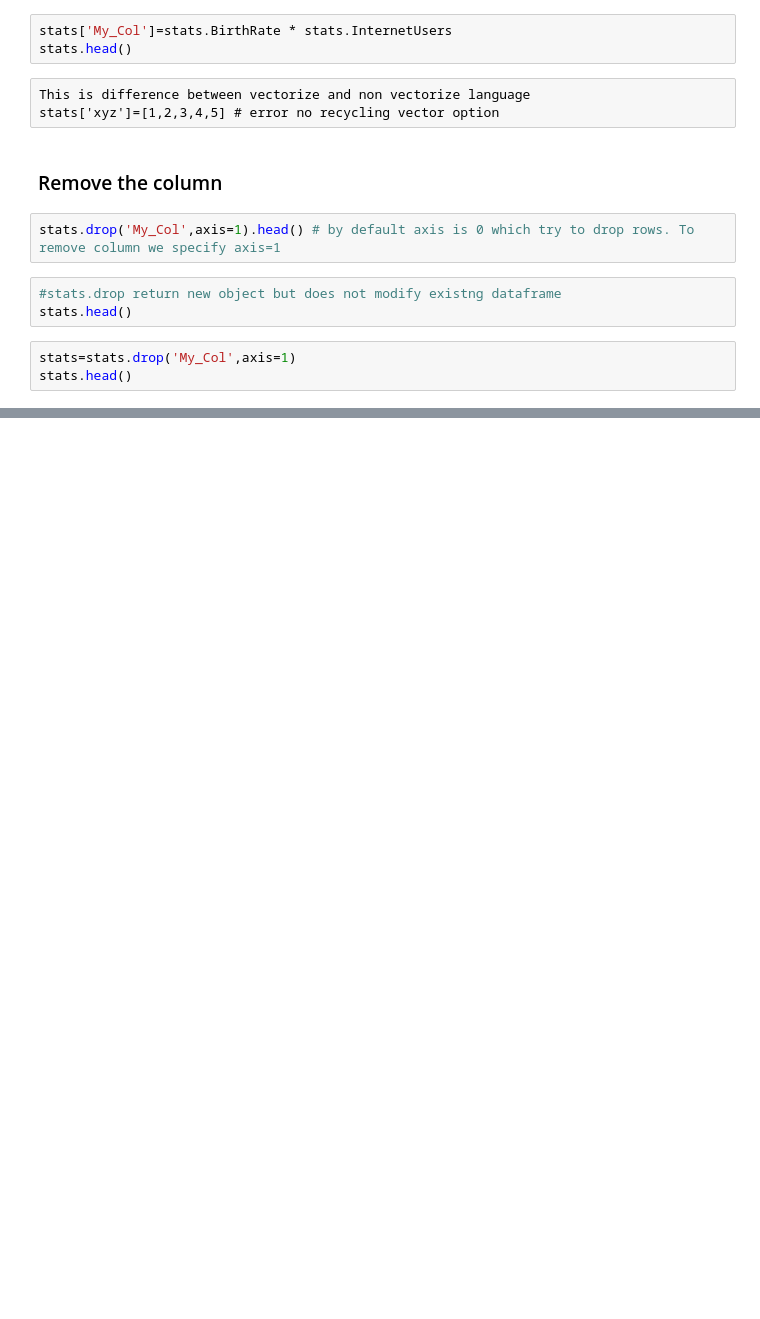
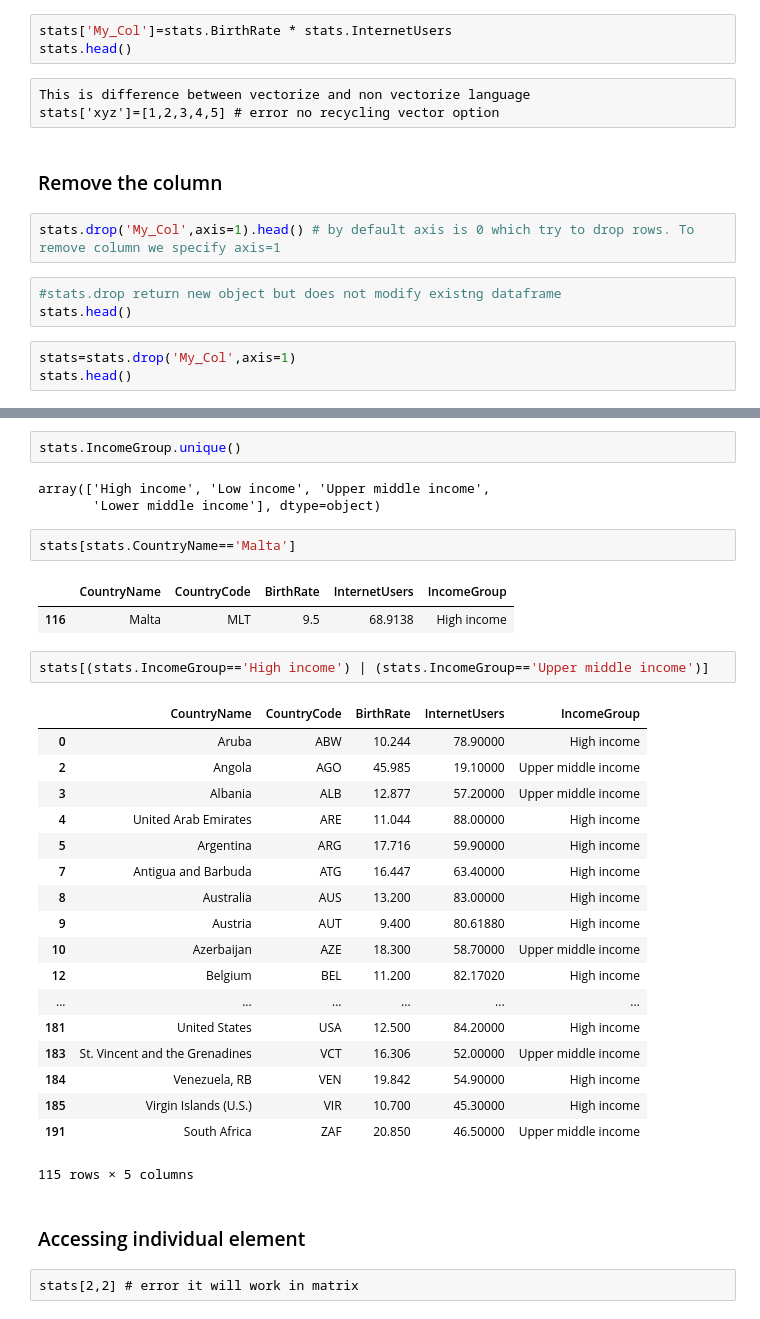
Before and after one commit to Shafin-Thiyam/Python4DS, a Jupyter notebook: Section5/Dataframe.ipynb, the cells around one changed output, grey strips where cells are left out. Saved outputs shown, nothing was run; the diff lists cells and outputs as text; blank space fills up the shorter version.

```diff
--- a/Section5/Dataframe.ipynb
+++ b/Section5/Dataframe.ipynb
@@ -152,0 +256,35 @@ stats.head()
+# %%
+stats.IncomeGroup.unique()
+# %% [output]
+array(['High income', 'Low income', 'Upper middle income',
+       'Lower middle income'], dtype=object)
+# %%
+stats[stats.CountryName=='Malta']
+# %% [output]
+|  | CountryName | CountryCode | BirthRate | InternetUsers | IncomeGroup |
+| 116 | Malta | MLT | 9.5 | 68.9138 | High income |
+# %%
+stats[(stats.IncomeGroup=='High income') | (stats.IncomeGroup=='Upper middle income')]
+# %% [output]
+|  | CountryName | CountryCode | BirthRate | InternetUsers | IncomeGroup |
+| 0 | Aruba | ABW | 10.244 | 78.90000 | High income |
+| 2 | Angola | AGO | 45.985 | 19.10000 | Upper middle income |
+| 3 | Albania | ALB | 12.877 | 57.20000 | Upper middle income |
+| 4 | United Arab Emirates | ARE | 11.044 | 88.00000 | High income |
+| 5 | Argentina | ARG | 17.716 | 59.90000 | High income |
+| 7 | Antigua and Barbuda | ATG | 16.447 | 63.40000 | High income |
+| 8 | Australia | AUS | 13.200 | 83.00000 | High income |
+| 9 | Austria | AUT | 9.400 | 80.61880 | High income |
+| 10 | Azerbaijan | AZE | 18.300 | 58.70000 | Upper middle income |
+| 12 | Belgium | BEL | 11.200 | 82.17020 | High income |
+| ... | ... | ... | ... | ... | ... |
+| 181 | United States | USA | 12.500 | 84.20000 | High income |
+| 183 | St. Vincent and the Grenadines | VCT | 16.306 | 52.00000 | Upper middle income |
+| 184 | Venezuela, RB | VEN | 19.842 | 54.90000 | High income |
+| 185 | Virgin Islands (U.S.) | VIR | 10.700 | 45.30000 | High income |
+| 191 | South Africa | ZAF | 20.850 | 46.50000 | Upper middle income |
+115 rows × 5 columns
+# %% [markdown]
+### Accessing individual element
+# %% [raw]
+stats[2,2] # error it will work in matrix
```
Also changed, not shown: parts of 22 cells of this notebook, 1 other file.
